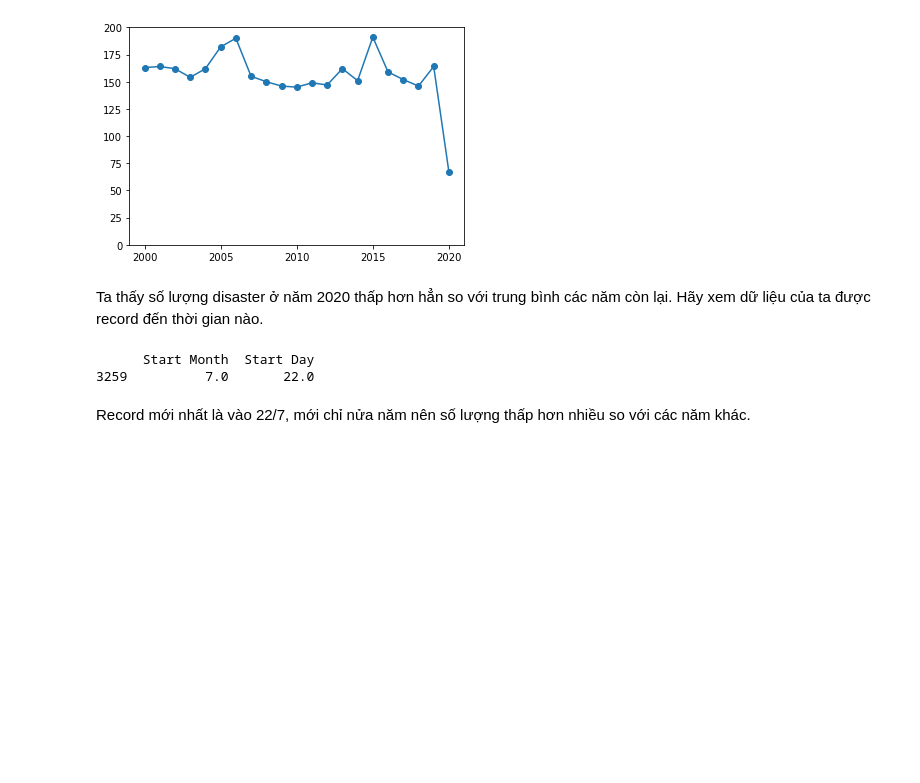
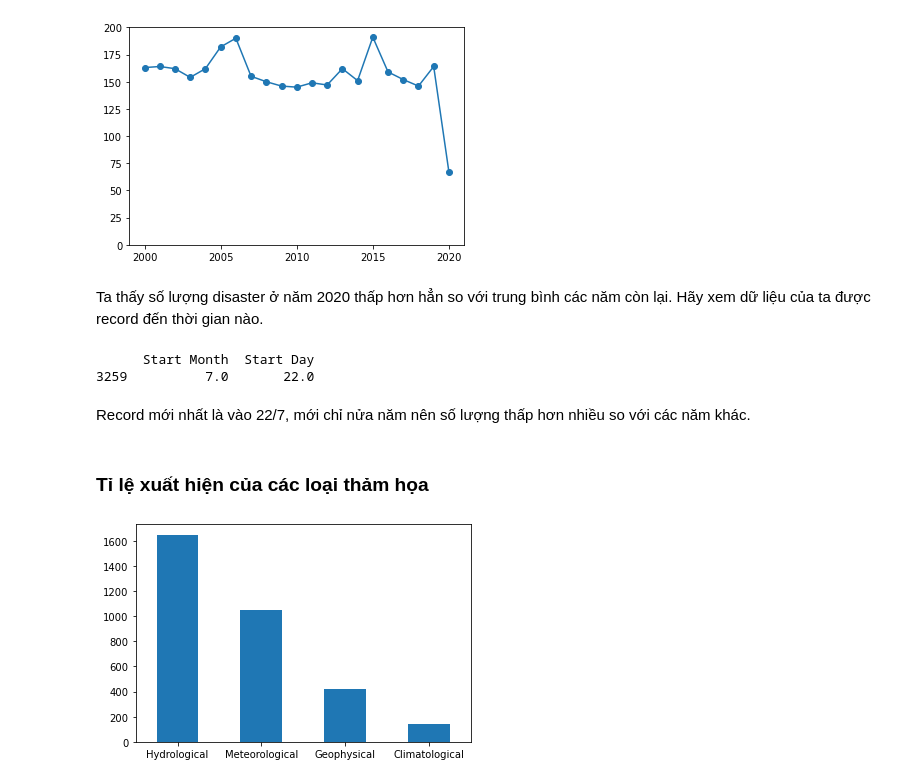
Before and after one commit to grant-ward-101/KHDL-final, a Jupyter notebook: 1712724-HuynhCongSinh.ipynb, the cells around one changed output. Drawn from its saved outputs; the diff is of its cells as text; code cells hidden in the pictures; blank space fills up the shorter version.

Commit message:
add charts

```diff
--- a/1712724-HuynhCongSinh.ipynb
+++ b/1712724-HuynhCongSinh.ipynb
@@ -121,3 +121,11 @@ print(latest_record)
 3259          7.0       22.0
 # %% [markdown]
 Record mới nhất là vào 22/7, mới chỉ nửa năm nên số lượng thấp hơn nhiều so với các năm khác.
+# %% [markdown]
+### Tỉ lệ xuất hiện của các loại thảm họa
+# %%
+disaster_group_ratio = disaster_df['Disaster Subgroup'].value_counts()
+disaster_ratio.plot.bar(rot=0)
+plt.show()
+# %% [output]
+[figure, added]
```
Also changed, not shown: parts of 4 cells of this notebook.
